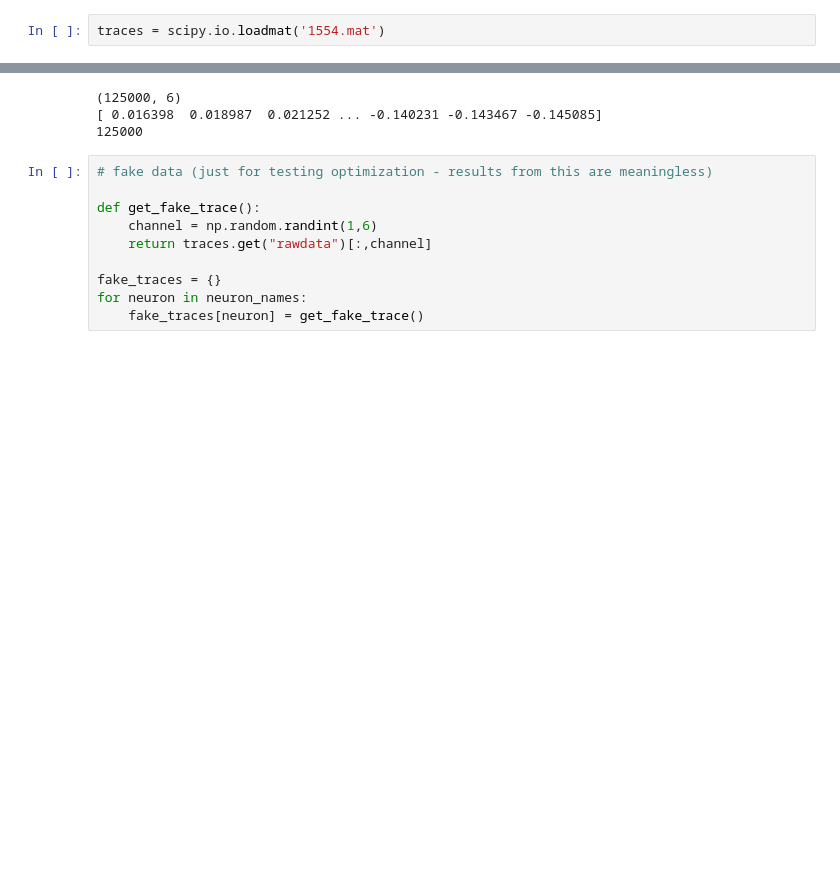
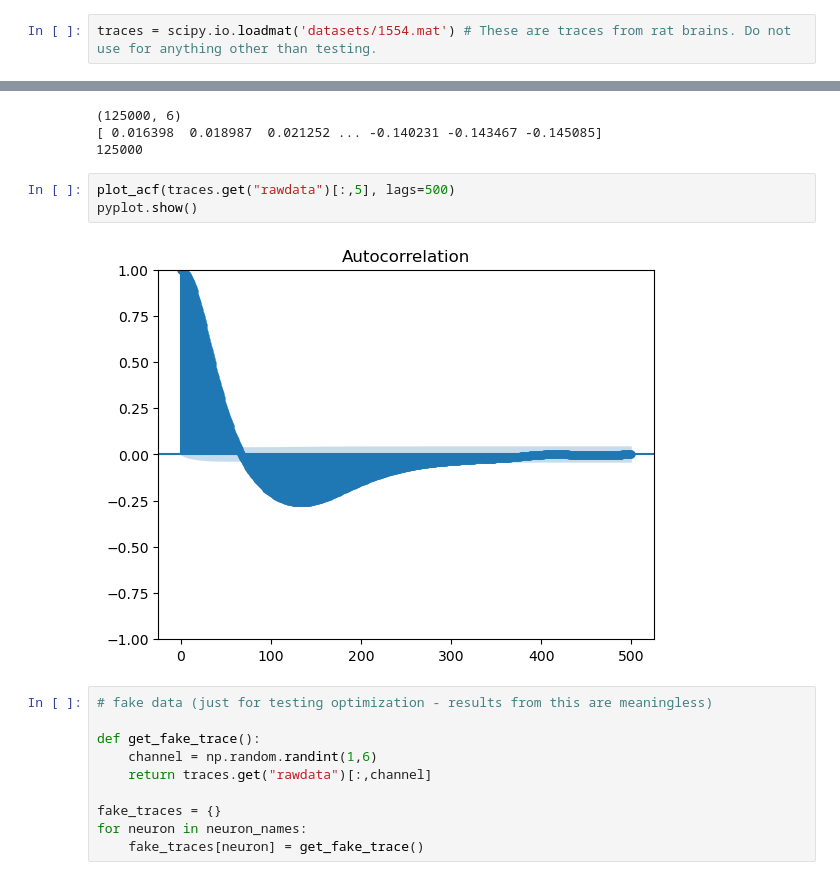
Before and after one commit to ironak/worms, a Jupyter notebook: sandbox.ipynb, the cells around one changed output, grey strips where cells are left out. Drawn from its saved outputs; the diff is of its cells as text; blank space fills up the shorter version.

Commit message:
new dataset folder, messing around with dandi

```diff
--- a/sandbox.ipynb
+++ b/sandbox.ipynb
@@ -88,8 +246,8 @@ print(list(connectome.predecessors(test_neuron)))
 ['I1L', 'I1R', 'I2R', 'I3', 'M4', 'MI']
 # %% [markdown]
 ### Load in neuron traces
-# %%
-traces = scipy.io.loadmat('1554.mat')
+# %%
+traces = scipy.io.loadmat('datasets/1554.mat') # These are traces from rat brains. Do not use for anything other than testing.
 # %%
 print(np.shape(traces.get("rawdata")))
 print(traces.get("rawdata")[:,5])
@@ -98,6 +256,11 @@ print(len(traces.get("rawdata")[:,5]))
 (125000, 6)
 [ 0.016398  0.018987  0.021252 ... -0.140231 -0.143467 -0.145085]
 125000
+# %%
+plot_acf(traces.get("rawdata")[:,5], lags=500)
+pyplot.show()
+# %% [output]
+[figure, added]
 # %%
 # fake data (just for testing optimization - results from this are meaningless)
 
```
Also changed, not shown: parts of 20 cells of this notebook, 14 other files.
